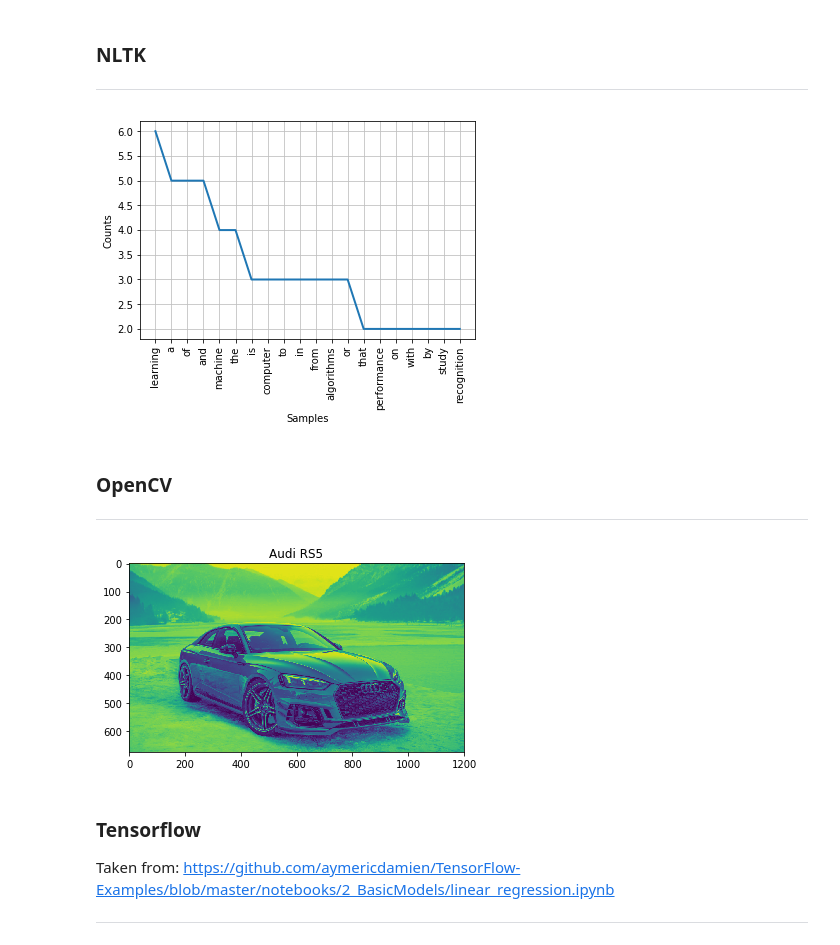
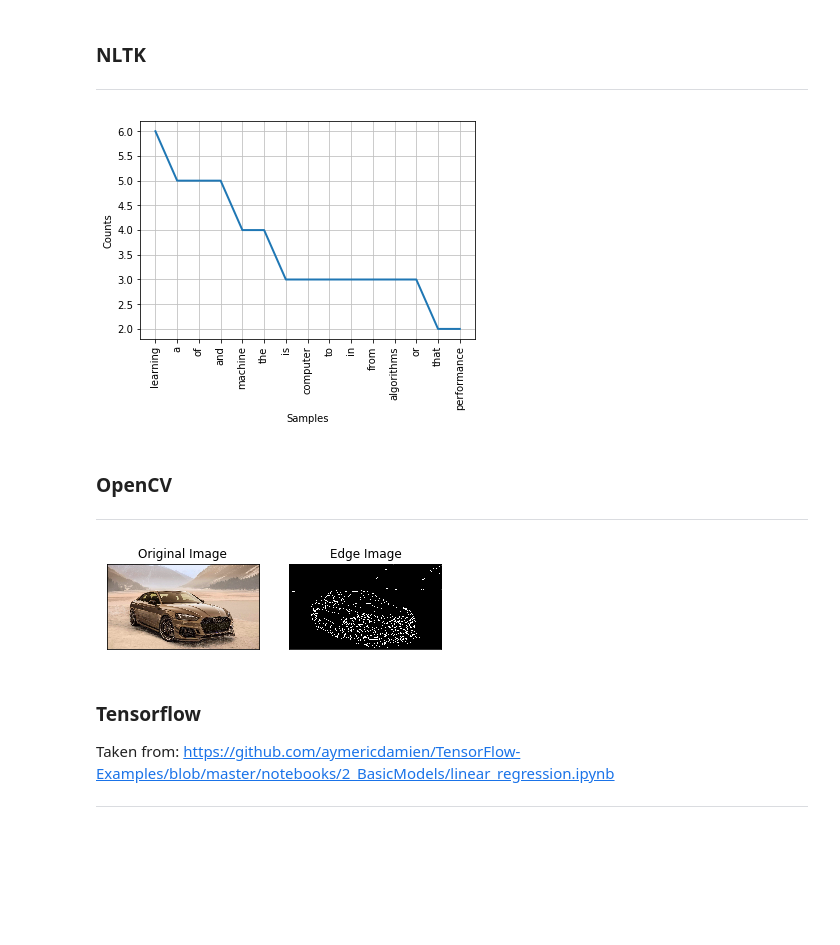
Before and after one commit to villeristi/machine-learning-stack-for-docker, a Jupyter notebook: notebooks/notebook.ipynb, the cells around one changed output. Cells and saved outputs as stored; diff of their text form; code cells hidden in the pictures; blank space fills up the shorter version.

```diff
--- a/notebooks/notebook.ipynb
+++ b/notebooks/notebook.ipynb
@@ -53,25 +55,28 @@ sample = "Machine learning is a field of computer science that uses statistical
 tokens = [t.lower() for t in sample.split()]
 
 freq = nltk.FreqDist(tokens)
-freq.plot(20, cumulative=False)
+freq.plot(15, cumulative=False)
 # %% [output]
-[figure, old version]
+[figure, new version]
 # %% [markdown]
 ### OpenCV
 ---
 # %%
 import cv2
 import numpy as np
 from matplotlib import pyplot as plt
 
 img = cv2.imread('audi.jpeg')
-gray = cv2.cvtColor(img, cv2.COLOR_BGR2GRAY)
+edges = cv2.Canny(img,100,200)
 
-plt.imshow(gray)
-plt.title('Audi RS5')
+plt.subplot(121),plt.imshow(img,cmap = 'gray')
+plt.title('Original Image'), plt.xticks([]), plt.yticks([])
+plt.subplot(122),plt.imshow(edges,cmap = 'gray')
+plt.title('Edge Image'), plt.xticks([]), plt.yticks([])
+
 plt.show()
 # %% [output]
-[figure, old version]
+[figure, new version]
 # %% [markdown]
 ### Tensorflow
 
```
Also changed, not shown: parts of 2 cells of this notebook, 1 other file.
